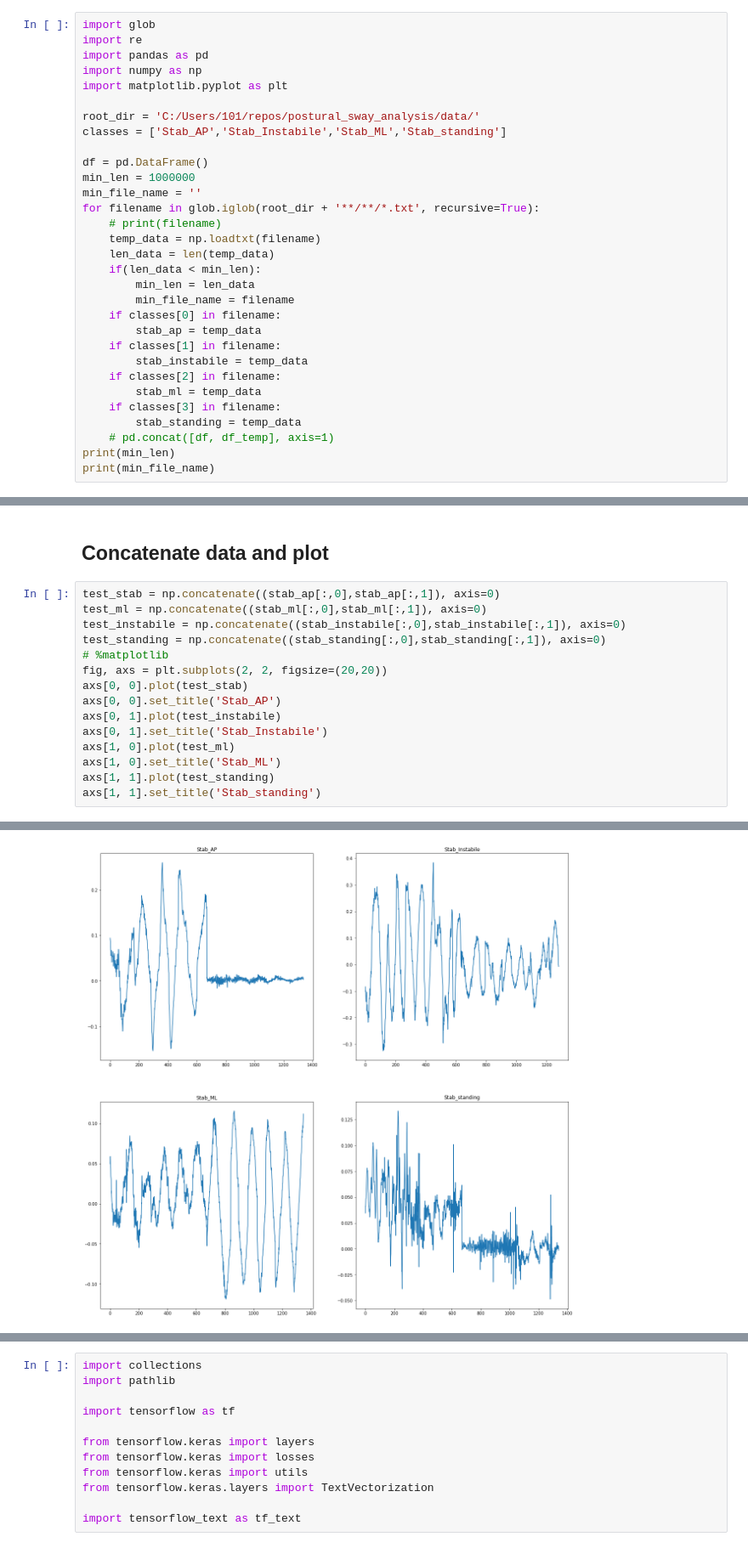
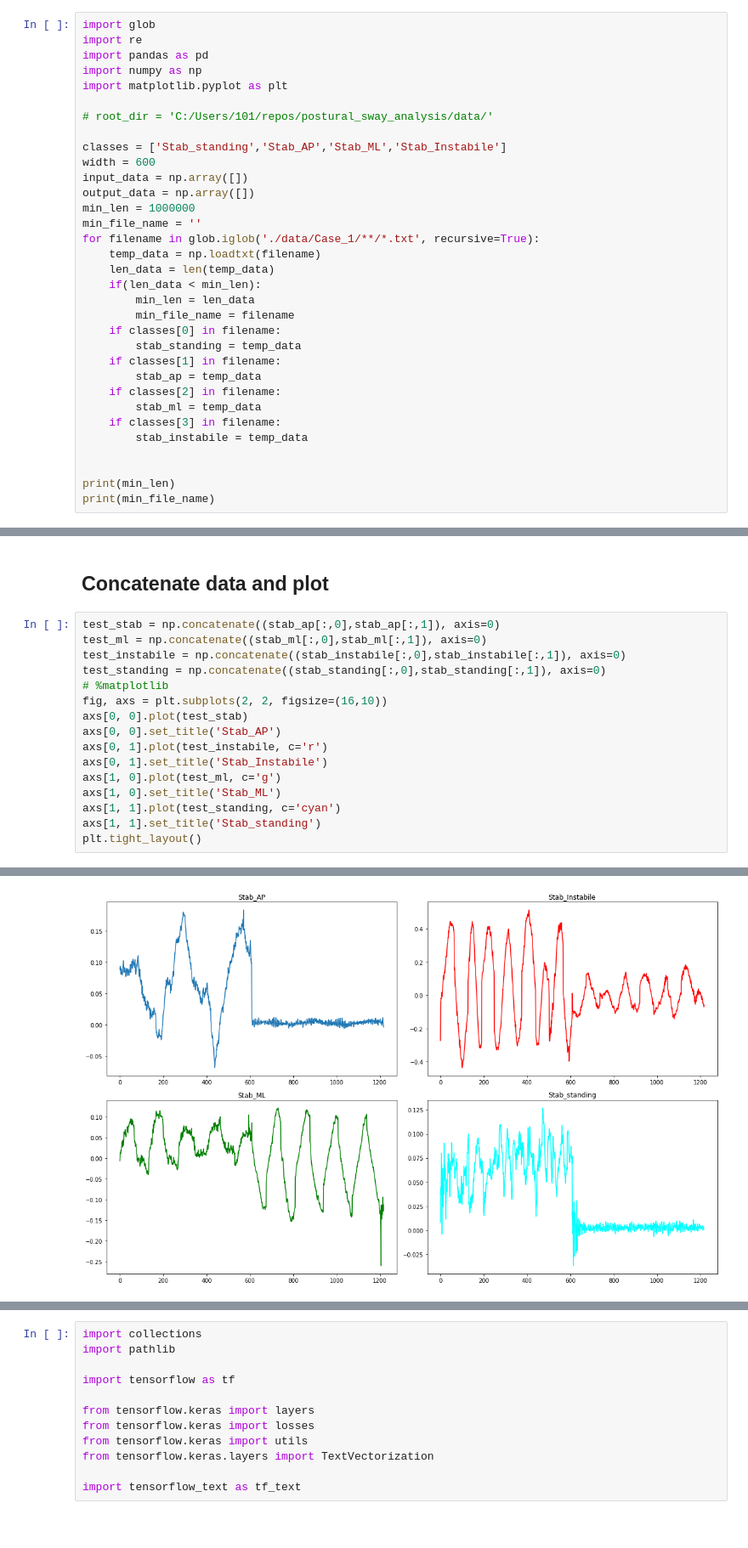
Before and after one commit to veysiadn/postural_sway_analysis, a Jupyter notebook: postural_sway_data_initial_analysis.ipynb, the cells around one changed output, grey strips where cells are left out. Shown at 85% size. Saved outputs shown, nothing was run; the diff lists cells and outputs as text; blank space fills up the shorter version.

```diff
--- a/postural_sway_data_initial_analysis.ipynb
+++ b/postural_sway_data_initial_analysis.ipynb
@@ -46,28 +46,30 @@ import pandas as pd
 import numpy as np
 import matplotlib.pyplot as plt
 
-root_dir = 'C:/Users/101/repos/postural_sway_analysis/data/'
-classes = ['Stab_AP','Stab_Instabile','Stab_ML','Stab_standing']
+# root_dir = 'C:/Users/101/repos/postural_sway_analysis/data/'
 
-df = pd.DataFrame()
+classes = ['Stab_standing','Stab_AP','Stab_ML','Stab_Instabile']
+width = 600
+input_data = np.array([])
+output_data = np.array([])
 min_len = 1000000
 min_file_name = ''
-for filename in glob.iglob(root_dir + '**/**/*.txt', recursive=True):
-    # print(filename)
+for filename in glob.iglob('./data/Case_1/**/*.txt', recursive=True):
     temp_data = np.loadtxt(filename)
     len_data = len(temp_data)
     if(len_data < min_len):
         min_len = len_data
         min_file_name = filename
     if classes[0] in filename:
+        stab_standing = temp_data
+    if classes[1] in filename:
         stab_ap = temp_data
-    if classes[1] in filename:
-        stab_instabile = temp_data
     if classes[2] in filename:
         stab_ml = temp_data
     if classes[3] in filename:
-        stab_standing = temp_data
-    # pd.concat([df, df_temp], axis=1)
+        stab_instabile = temp_data
+
+
 print(min_len)
 print(min_file_name)
 # %% [output]
@@ -99,13 +156,14 @@ test_ml = np.concatenate((stab_ml[:,0],stab_ml[:,1]), axis=0)
 test_instabile = np.concatenate((stab_instabile[:,0],stab_instabile[:,1]), axis=0)
 test_standing = np.concatenate((stab_standing[:,0],stab_standing[:,1]), axis=0)
 # %matplotlib
-fig, axs = plt.subplots(2, 2, figsize=(20,20))
+fig, axs = plt.subplots(2, 2, figsize=(16,10))
 axs[0, 0].plot(test_stab)
 axs[0, 0].set_title('Stab_AP')
-axs[0, 1].plot(test_instabile)
+axs[0, 1].plot(test_instabile, c='r')
 axs[0, 1].set_title('Stab_Instabile')
-axs[1, 0].plot(test_ml)
+axs[1, 0].plot(test_ml, c='g')
 axs[1, 0].set_title('Stab_ML')
-axs[1, 1].plot(test_standing)
+axs[1, 1].plot(test_standing, c='cyan')
 axs[1, 1].set_title('Stab_standing')
+plt.tight_layout()
 # %% [output]
@@ -113 +170 @@ Text(0.5, 1.0, 'Stab_standing')
-[figure, old version]
+[figure, new version]
```
Also changed, not shown: parts of 6 cells of this notebook.
